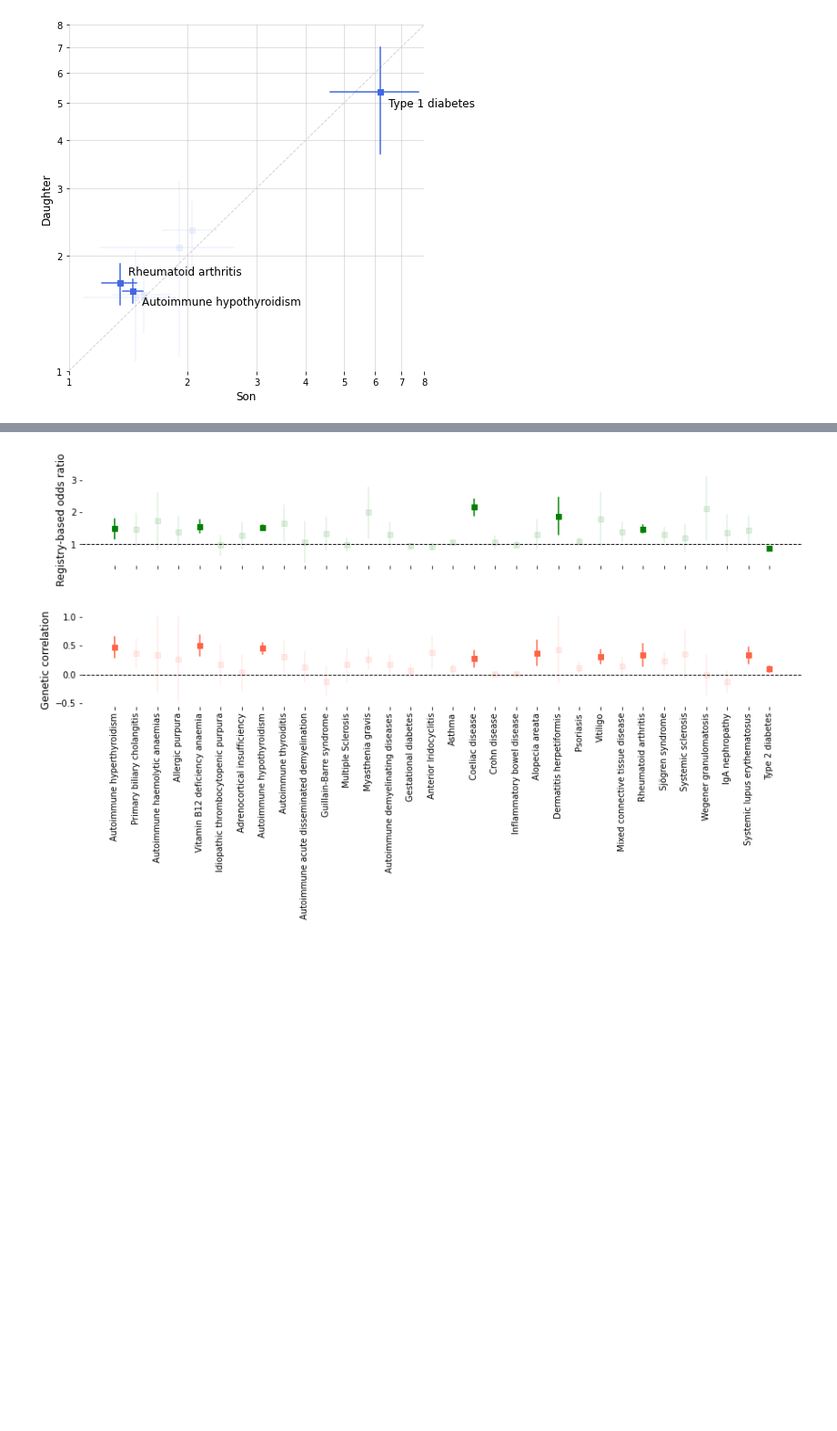
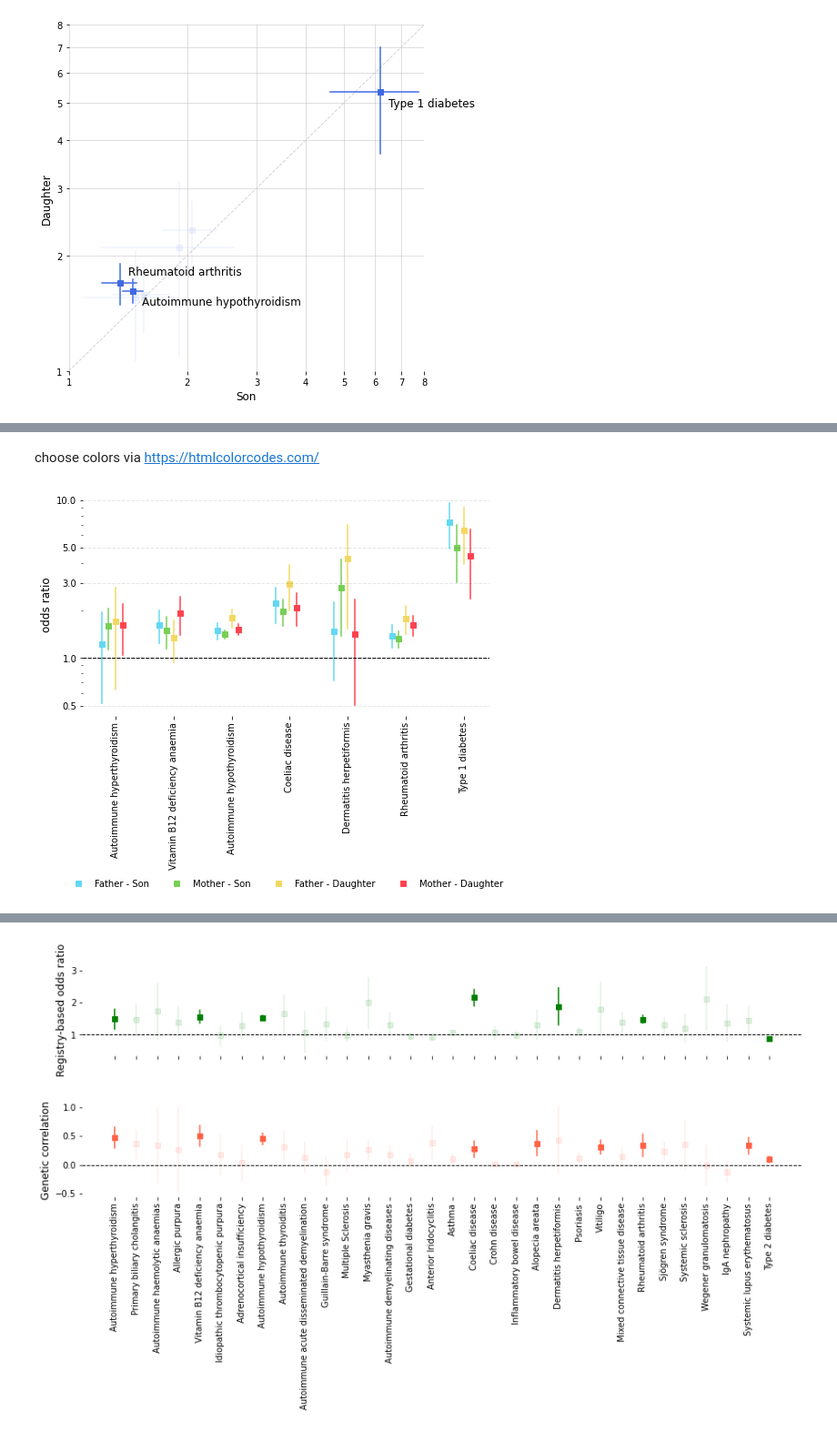
Before and after one commit to dsgelab/familial_tractories, a Jupyter notebook: ldsc.ipynb, the cells around one changed output, grey strips where cells are left out. Shown at 91% size. Saved outputs shown, nothing was run; the diff lists cells and outputs as text; code cells hidden in the pictures; blank space fills up the shorter version.

```diff
--- a/ldsc.ipynb
+++ b/ldsc.ipynb
@@ -286,7 +247,7 @@ header2 = ['ep1', 'ep2', 'rg', 'se','z', 'p', 'h2_obs', 'h2_obs_se', 'h2_int', '
 
 def findStats(string):
     stats1 = re.findall(r'data/([\w_\d]+)\.sumstats\.gz', string)
-    stats2 = re.findall(r'\s+([-]{0,1}\d\.\d+(e\-\d+){0,1})', string)
+    stats2 = re.findall(r'\s+([-]{0,1}\d+\.\d+(e\-\d+){0,1})', string)
     if len(stats2) != 10:
         print(string)
     stats2 = [float("{:.4f}".format(float(i[0]))) for i in stats2]
@@ -480,0 +525,43 @@ plot_crossed_odds_ratio(data_for_plot2, ['Son', 'Daughter'], 'royalblue', list(r
+# %% [markdown]
+choose colors via https://htmlcolorcodes.com/
+# %%
+plt.figure(figsize=(8, 5))
+plt.box(False)
+plt.grid()
+groups = sex_res.group.unique()
+colors = ["#62D8F2", "#77CF56", "#F2D862", "#FF4351"]#['#FF4351', '#F4C035', '#8BD54A', '#31A1FF']
+color_dict = dict(zip(groups, colors))
+for i in range(len(eps_sig)):
+    sub_res = sex_res[sex_res.endpoint == eps_sig[i]]
+    shift = -0.24
+    for pair in groups:
+        or_025 = sub_res.loc[sub_res.group == pair, 'or_025'].values[0]
+        or_975 = sub_res.loc[sub_res.group == pair, 'or_975'].values[0]
+        plt.plot((i+shift, i+shift), (or_025, or_975), color=color_dict[pair])
+        if i == 0:
+            plt.plot(i+shift, (or_025+or_975)/2, 's', color=color_dict[pair], label=pair)
+        else:
+            plt.plot(i+shift, (or_025+or_975)/2, 's', color=color_dict[pair])
+        shift += 0.12
+
+plt.xticks(range(len(eps_sig)), [eps_dict[i] for i in eps_sig], rotation=90)
+plt.ylabel('odds ratio', size=12)
+plt.axhline(y=1.0, color='black', linestyle='--', linewidth=1)
+
+plt.yscale('log')
+scales = [.5, 1, 3, 5, 10]
+plt.yticks(scales)
+ax = plt.gca()
+ax.get_yaxis().set_major_formatter(ScalarFormatter())
+for i in scales:
+    alpha = 1 if i==1 else 0.1
+    plt.axhline(y=i, color='black', linestyle='--', linewidth=1, alpha=alpha)
+
+box = ax.get_position()
+ax.set_position([box.x0, box.y0 + box.height * 0.1, box.width, box.height * 0.9])
+# Put a legend below current axis
+ax.legend(loc='upper center', bbox_to_anchor=(0.5, -0.7), ncol=4, frameon=False)
+plt.grid()
+plt.show()
+# %% [output]
+[figure, added]
```
Also changed, not shown: parts of 30 cells of this notebook, 3 other files.
